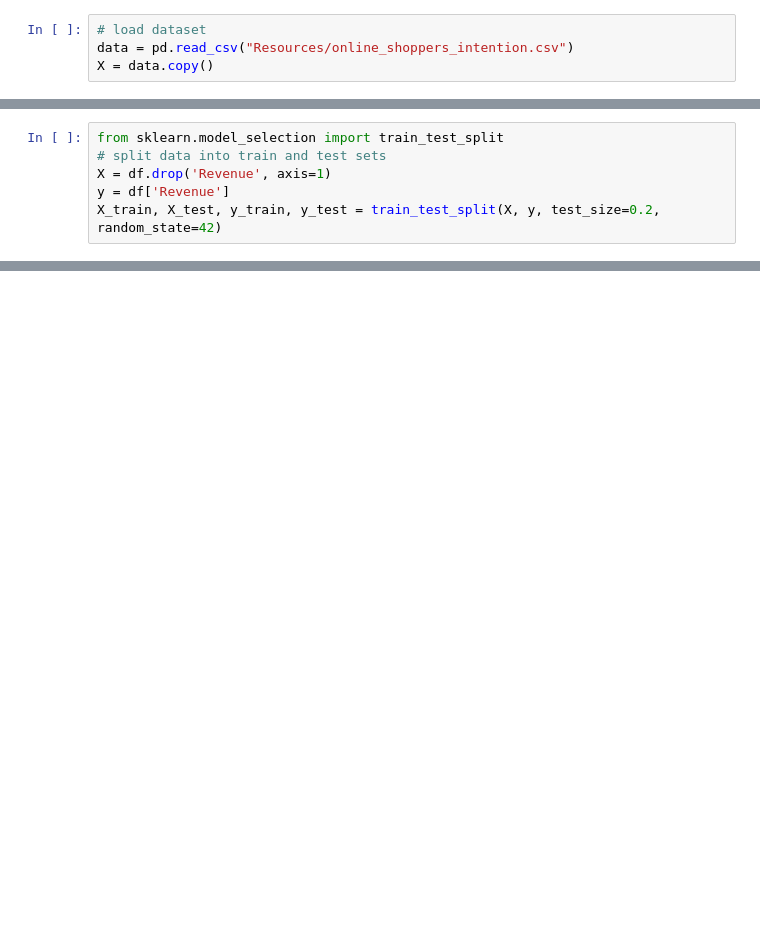
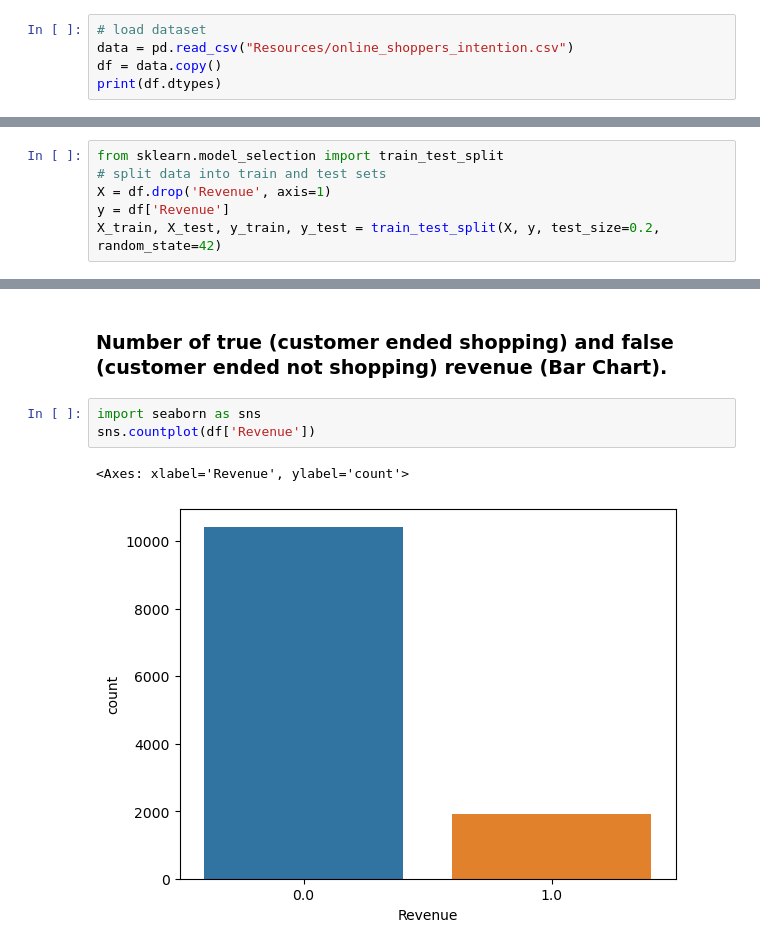
Before and after one commit to RoshanPaudyal/Project-3, a Jupyter notebook: Customer_Intention.ipynb, the cells around one changed output, grey strips where cells are left out. Drawn from its saved outputs; the diff is of its cells as text; blank space fills up the shorter version.

```diff
--- a/Customer_Intention.ipynb
+++ b/Customer_Intention.ipynb
@@ -7,4 +10,5 @@ from collections import Counter
 # %%
 # load dataset
 data = pd.read_csv("Resources/online_shoppers_intention.csv")
-X = data.copy()
+df = data.copy()
+print(df.dtypes)
@@ -94,0 +116,8 @@ print(result_dict)
+# %% [markdown]
+### Number of true (customer ended shopping) and false (customer ended not shopping) revenue (Bar Chart).
+# %%
+import seaborn as sns
+sns.countplot(df['Revenue'])
+# %% [output]
+<Axes: xlabel='Revenue', ylabel='count'>
+[figure, added]
```
Also changed, not shown: parts of 41 cells of this notebook.
